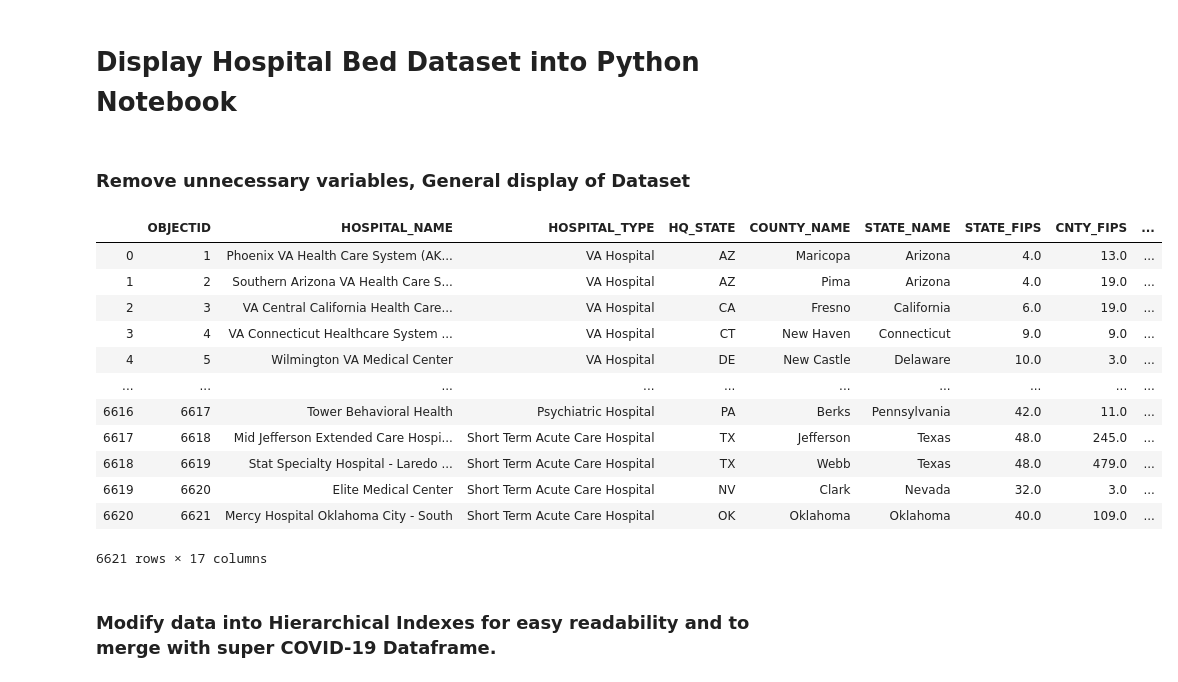
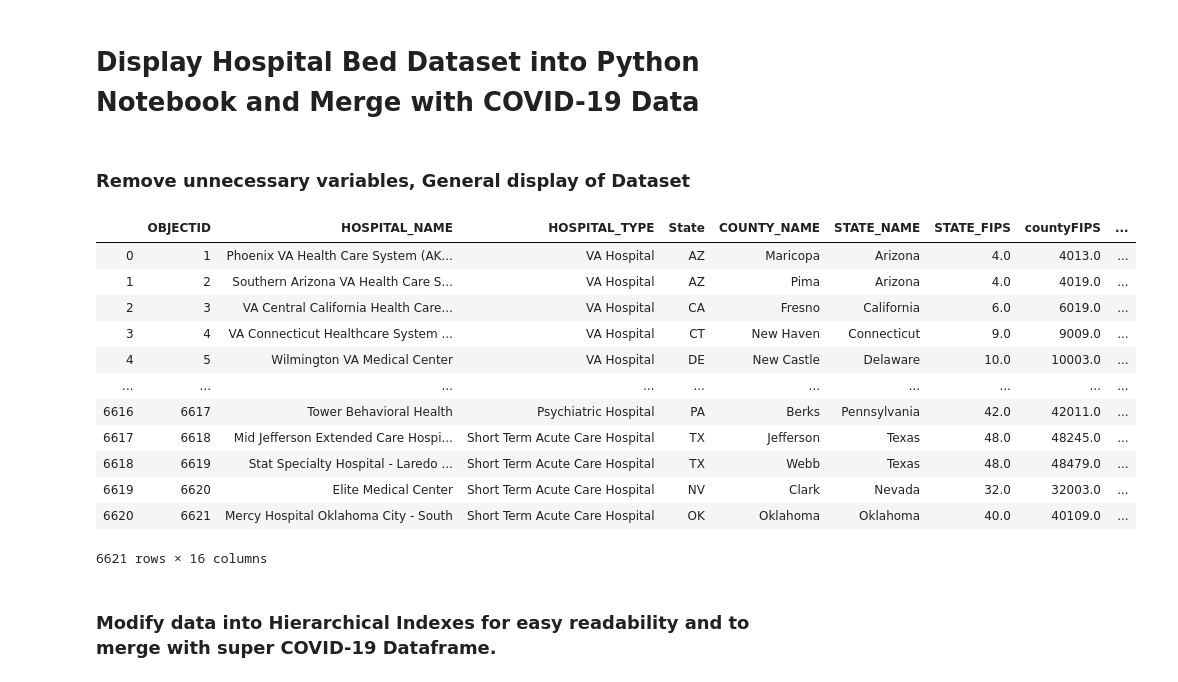
Before and after one commit to HarinB4/Covid-19DataProject, a Jupyter notebook: src/Badesha/Hospital_Beds_Display.ipynb, the cells around one changed output. Cells and saved outputs as stored; diff of their text form; code cells hidden in the pictures.

```diff
--- a/src/Badesha/Hospital_Beds_Display.ipynb
+++ b/src/Badesha/Hospital_Beds_Display.ipynb
@@ -1,5 +1,5 @@
 # %% [markdown]
-# Display Hospital Bed Dataset into Python Notebook
+# Display Hospital Bed Dataset into Python Notebook and Merge with COVID-19 Data
 # %%
 import pandas as pd
 import numpy as np
@@ -10,22 +11,27 @@ read = pd.read_csv("../../data/Hospital_Beds.csv")
 ### Remove unnecessary variables, General display of Dataset
 # %%
 #Displays Enrichment Data while removing unnecssary variables.
-hb = read.drop(["X","Y","HQ_ADDRESS","HQ_ADDRESS1","HQ_ZIP_CODE","HQ_CITY"], axis=1)
-hb
+myhb = read.drop(["X","Y","HQ_ADDRESS","HQ_ADDRESS1","HQ_ZIP_CODE","HQ_CITY","CNTY_FIPS"], axis=1)
+
+#renames columns so it will be easier to merge with supercovid-19 dataframe
+myhb = myhb.rename(columns = {'HQ_STATE':'State','FIPS':'countyFIPS'})
+
+#displays dataset to see progress
+myhb
 # %% [output]
-|  | OBJECTID | HOSPITAL_NAME | HOSPITAL_TYPE | HQ_STATE | COUNTY_NAME | STATE_NAME | STATE_FIPS | CNTY_FIPS | ... |
-| 0 | 1 | Phoenix VA Health Care System (AK... | VA Hospital | AZ | Maricopa | Arizona | 4.0 | 13.0 | ... |
-| 1 | 2 | Southern Arizona VA Health Care S... | VA Hospital | AZ | Pima | Arizona | 4.0 | 19.0 | ... |
-| 2 | 3 | VA Central California Health Care... | VA Hospital | CA | Fresno | California | 6.0 | 19.0 | ... |
-| 3 | 4 | VA Connecticut Healthcare System ... | VA Hospital | CT | New Haven | Connecticut | 9.0 | 9.0 | ... |
-| 4 | 5 | Wilmington VA Medical Center | VA Hospital | DE | New Castle | Delaware | 10.0 | 3.0 | ... |
+|  | OBJECTID | HOSPITAL_NAME | HOSPITAL_TYPE | State | COUNTY_NAME | STATE_NAME | STATE_FIPS | countyFIPS | ... |
+| 0 | 1 | Phoenix VA Health Care System (AK... | VA Hospital | AZ | Maricopa | Arizona | 4.0 | 4013.0 | ... |
+| 1 | 2 | Southern Arizona VA Health Care S... | VA Hospital | AZ | Pima | Arizona | 4.0 | 4019.0 | ... |
+| 2 | 3 | VA Central California Health Care... | VA Hospital | CA | Fresno | California | 6.0 | 6019.0 | ... |
+| 3 | 4 | VA Connecticut Healthcare System ... | VA Hospital | CT | New Haven | Connecticut | 9.0 | 9009.0 | ... |
+| 4 | 5 | Wilmington VA Medical Center | VA Hospital | DE | New Castle | Delaware | 10.0 | 10003.0 | ... |
 | ... | ... | ... | ... | ... | ... | ... | ... | ... | ... |
-| 6616 | 6617 | Tower Behavioral Health | Psychiatric Hospital | PA | Berks | Pennsylvania | 42.0 | 11.0 | ... |
-| 6617 | 6618 | Mid Jefferson Extended Care Hospi... | Short Term Acute Care Hospital | TX | Jefferson | Texas | 48.0 | 245.0 | ... |
-| 6618 | 6619 | Stat Specialty Hospital - Laredo ... | Short Term Acute Care Hospital | TX | Webb | Texas | 48.0 | 479.0 | ... |
-| 6619 | 6620 | Elite Medical Center | Short Term Acute Care Hospital | NV | Clark | Nevada | 32.0 | 3.0 | ... |
-| 6620 | 6621 | Mercy Hospital Oklahoma City - South | Short Term Acute Care Hospital | OK | Oklahoma | Oklahoma | 40.0 | 109.0 | ... |
+| 6616 | 6617 | Tower Behavioral Health | Psychiatric Hospital | PA | Berks | Pennsylvania | 42.0 | 42011.0 | ... |
+| 6617 | 6618 | Mid Jefferson Extended Care Hospi... | Short Term Acute Care Hospital | TX | Jefferson | Texas | 48.0 | 48245.0 | ... |
+| 6618 | 6619 | Stat Specialty Hospital - Laredo ... | Short Term Acute Care Hospital | TX | Webb | Texas | 48.0 | 48479.0 | ... |
+| 6619 | 6620 | Elite Medical Center | Short Term Acute Care Hospital | NV | Clark | Nevada | 32.0 | 32003.0 | ... |
+| 6620 | 6621 | Mercy Hospital Oklahoma City - South | Short Term Acute Care Hospital | OK | Oklahoma | Oklahoma | 40.0 | 40109.0 | ... |
-6621 rows × 17 columns
+6621 rows × 16 columns
 # %% [markdown]
 ### Modify data into Hierarchical Indexes for easy readability and to merge with super COVID-19 Dataframe.
 # %%
```
Also changed, not shown: parts of 5 cells of this notebook, 4 other files.
